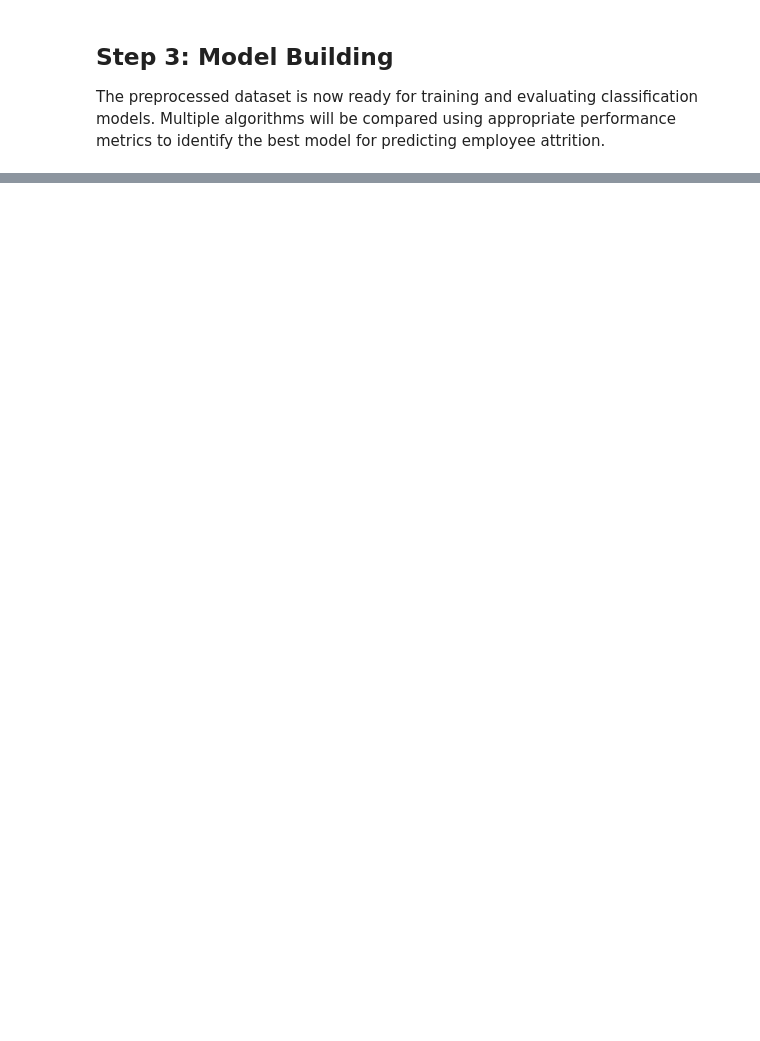
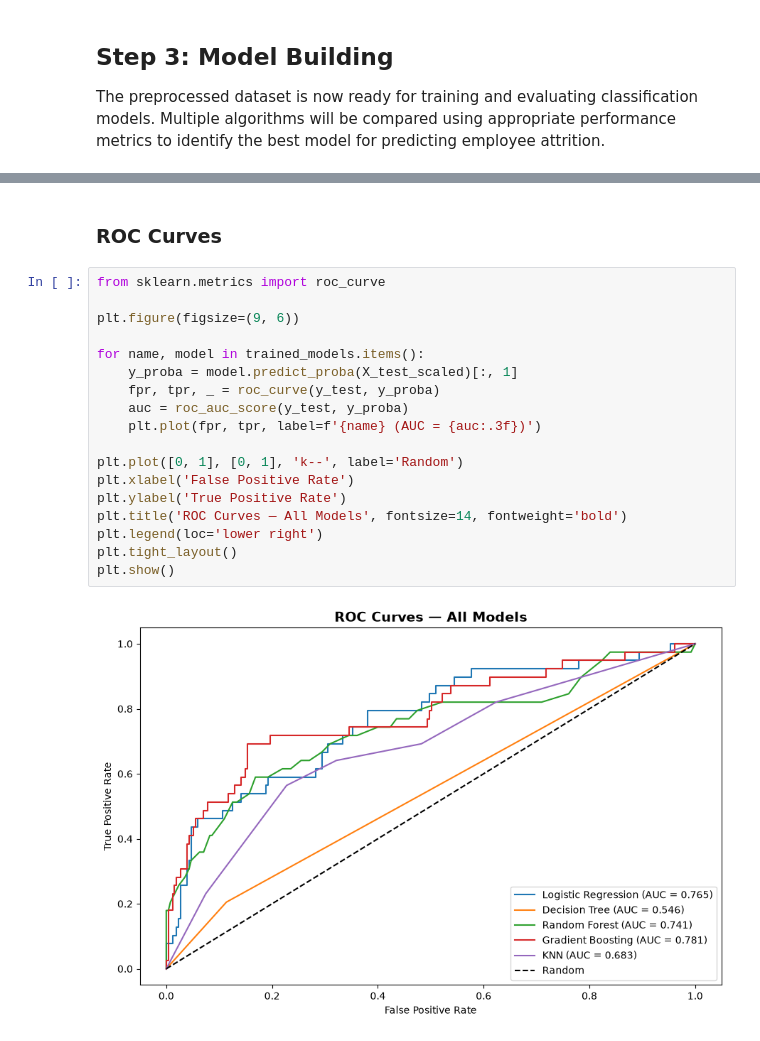
Before and after one commit to swarupsarangi113/employee-attrition-prediction, a Jupyter notebook: employee_attrition.ipynb, the cells around one changed output, grey strips where cells are left out. Cells and saved outputs as stored; diff of their text form; blank space fills up the shorter version.

```diff
--- a/employee_attrition.ipynb
+++ b/employee_attrition.ipynb
@@ -481,0 +770,22 @@ The preprocessed dataset is now ready for training and evaluating classification
+# %% [markdown]
+### ROC Curves
+# %%
+from sklearn.metrics import roc_curve
+
+plt.figure(figsize=(9, 6))
+
+for name, model in trained_models.items():
+    y_proba = model.predict_proba(X_test_scaled)[:, 1]
+    fpr, tpr, _ = roc_curve(y_test, y_proba)
+    auc = roc_auc_score(y_test, y_proba)
+    plt.plot(fpr, tpr, label=f'{name} (AUC = {auc:.3f})')
+
+plt.plot([0, 1], [0, 1], 'k--', label='Random')
+plt.xlabel('False Positive Rate')
+plt.ylabel('True Positive Rate')
+plt.title('ROC Curves — All Models', fontsize=14, fontweight='bold')
+plt.legend(loc='lower right')
+plt.tight_layout()
+plt.show()
+# %% [output]
+[figure, added]
```
Also changed, not shown: parts of 36 cells of this notebook, 6 other files.
